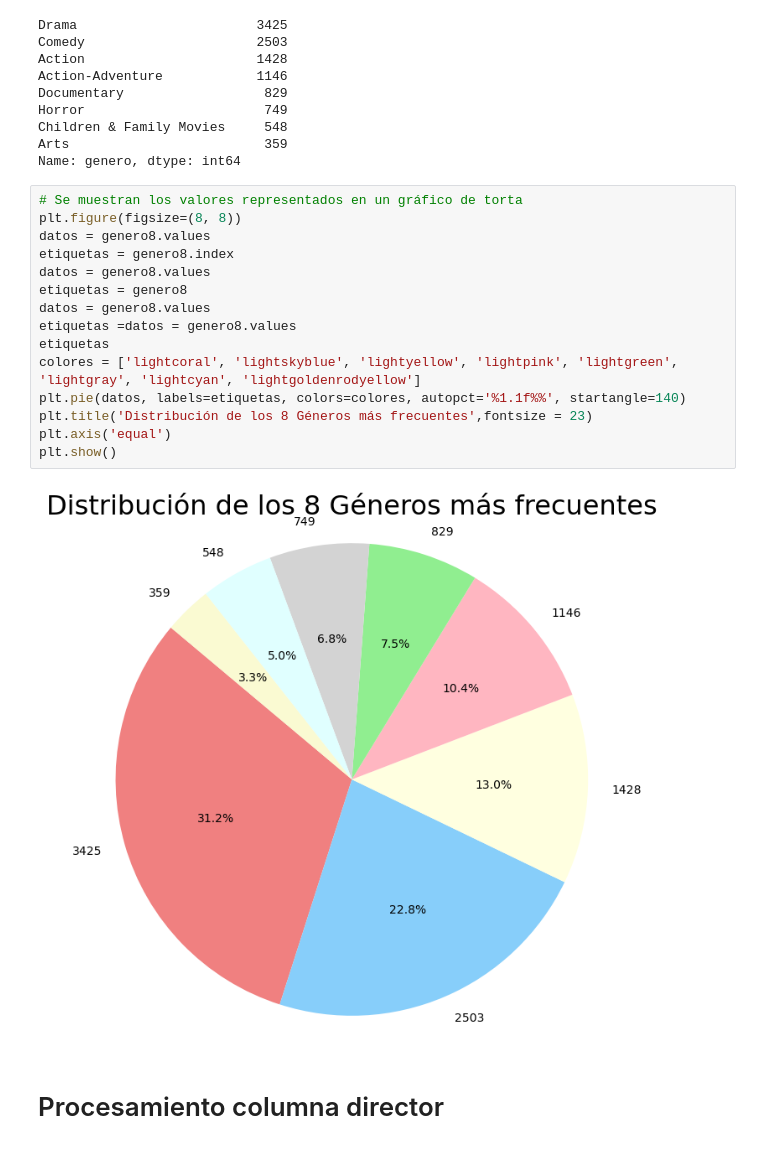
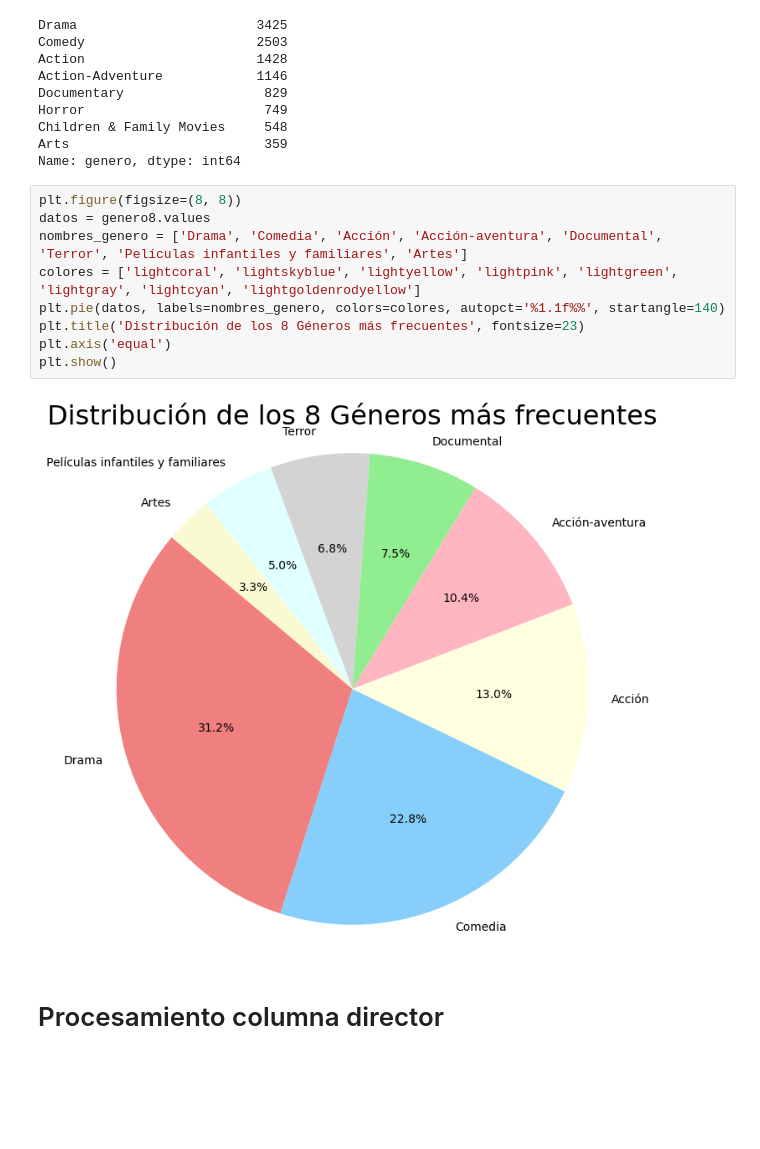
Before and after one commit to L-Ameneiro/IngeniasDataScience, a Jupyter notebook: notebooks/ANALISIS Y PROCESAMIENTO.ipynb, the cells around one changed output. Cells and saved outputs as stored; diff of their text form; blank space fills up the shorter version.

Commit message:
arreglo grafico tortas

```diff
--- a/notebooks/ANALISIS Y PROCESAMIENTO.ipynb
+++ b/notebooks/ANALISIS Y PROCESAMIENTO.ipynb
@@ -443,23 +443,17 @@ Horror                       749
 Children & Family Movies     548
 Arts                         359
 Name: genero, dtype: int64
-# %%
-# Se muestran los valores representados en un gráfico de torta
-plt.figure(figsize=(8, 8))
-datos = genero8.values
-etiquetas = genero8.index
-datos = genero8.values
-etiquetas = genero8
-datos = genero8.values
-etiquetas =datos = genero8.values
-etiquetas
-colores = ['lightcoral', 'lightskyblue', 'lightyellow', 'lightpink', 'lightgreen', 'lightgray', 'lightcyan', 'lightgoldenrodyellow']
-plt.pie(datos, labels=etiquetas, colors=colores, autopct='%1.1f%%', startangle=140)
-plt.title('Distribución de los 8 Géneros más frecuentes',fontsize = 23)
-plt.axis('equal')
-plt.show()
-# %% [output]
-[figure, removed]
+# %%
+plt.figure(figsize=(8, 8))
+datos = genero8.values
+nombres_genero = ['Drama', 'Comedia', 'Acción', 'Acción-aventura', 'Documental', 'Terror', 'Películas infantiles y familiares', 'Artes']
+colores = ['lightcoral', 'lightskyblue', 'lightyellow', 'lightpink', 'lightgreen', 'lightgray', 'lightcyan', 'lightgoldenrodyellow']
+plt.pie(datos, labels=nombres_genero, colors=colores, autopct='%1.1f%%', startangle=140)
+plt.title('Distribución de los 8 Géneros más frecuentes', fontsize=23)
+plt.axis('equal')
+plt.show()
+# %% [output]
+[figure, added]
 # %% [markdown]
 # Procesamiento columna director
 # %%
```
Also changed, not shown: 1 other file.
